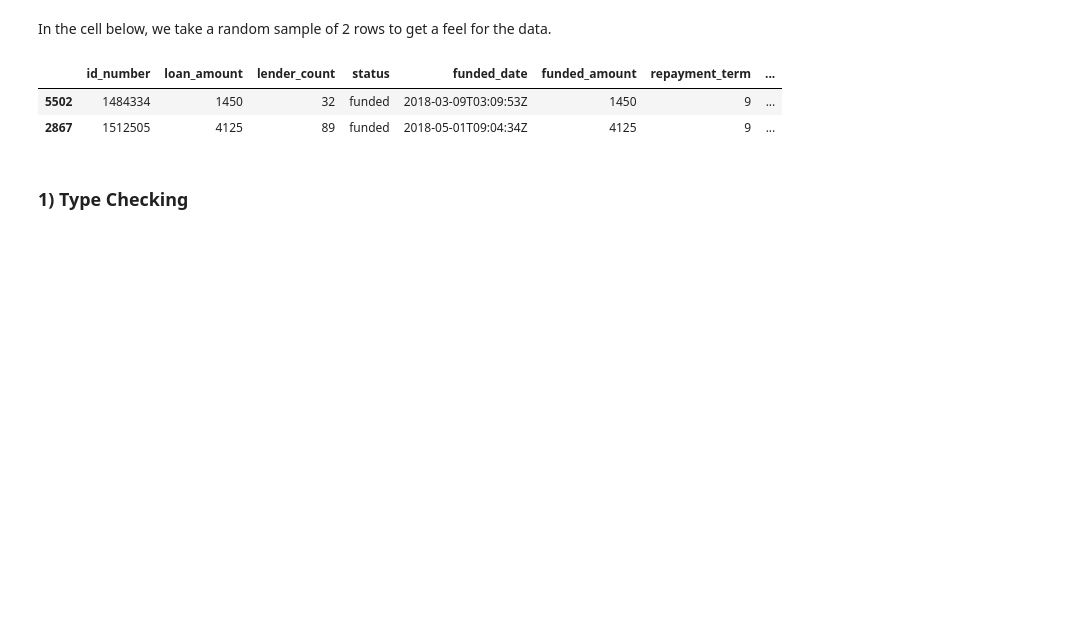
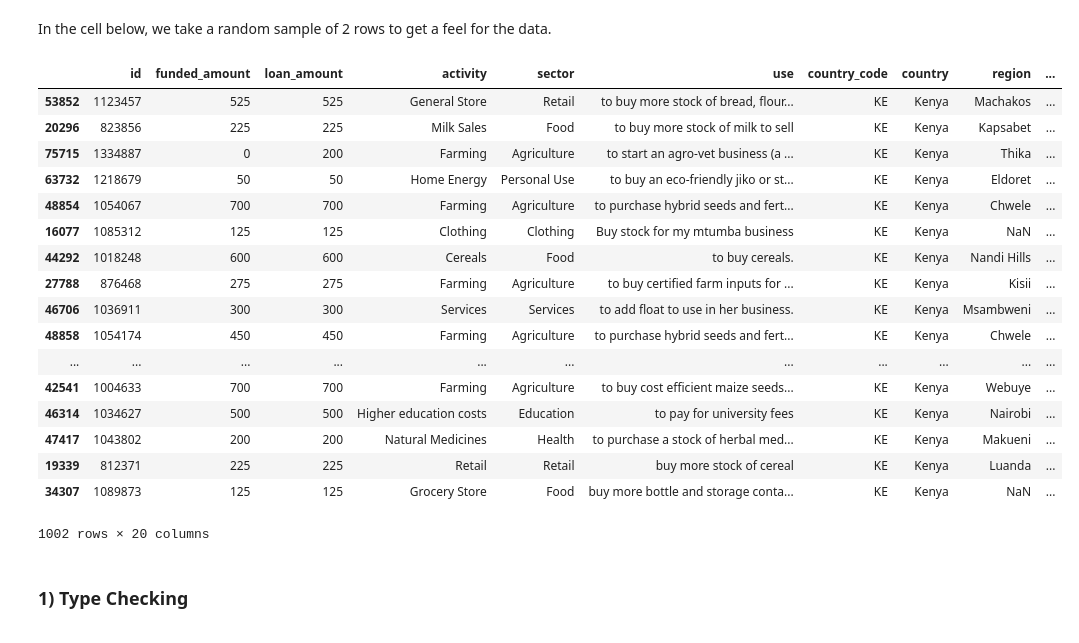
Before and after one commit to clrmuthoni/DataScience1, a Jupyter notebook: Module_2_DataWrangling_EDA/1_3_loading_and_understanding_data.ipynb, the cells around one changed output. Cells and saved outputs as stored; diff of their text form; code cells hidden in the pictures; blank space fills up the shorter version.

```diff
--- a/Module_2_DataWrangling_EDA/1_3_loading_and_understanding_data.ipynb
+++ b/Module_2_DataWrangling_EDA/1_3_loading_and_understanding_data.ipynb
@@ -40,11 +35,30 @@ df = pd.read_csv(path+filename)
+# %%
+kiva_locations = pd.read_csv("/home/catherine/Desktop/DataScience1/data/Kenya/kiva_ke_locations.csv")
+kiva_loans_ke = pd.read_csv("/home/catherine/Desktop/DataScience1/data/Kenya/kiva_loans_ke.csv")
+kiva_loan_themes = pd.read_csv("/home/catherine/Desktop/DataScience1/data/Kenya/loan_theme_ke.csv")
 # %% [markdown]
 In the cell below, we take a random sample of 2 rows to get a feel for the data.
 # %%
-df.sample(n=2)
+kiva_loans_ke.sample(n = 1002)
 # %% [output]
-|  | id_number | loan_amount | lender_count | status | funded_date | funded_amount | repayment_term | ... |
-| 5502 | 1484334 | 1450 | 32 | funded | 2018-03-09T03:09:53Z | 1450 | 9 | ... |
-| 2867 | 1512505 | 4125 | 89 | funded | 2018-05-01T09:04:34Z | 4125 | 9 | ... |
+|  | id | funded_amount | loan_amount | activity | sector | use | country_code | country | region | ... |
+| 53852 | 1123457 | 525 | 525 | General Store | Retail | to buy more stock of bread, flour... | KE | Kenya | Machakos | ... |
+| 20296 | 823856 | 225 | 225 | Milk Sales | Food | to buy more stock of milk to sell | KE | Kenya | Kapsabet | ... |
+| 75715 | 1334887 | 0 | 200 | Farming | Agriculture | to start an agro-vet business (a ... | KE | Kenya | Thika | ... |
+| 63732 | 1218679 | 50 | 50 | Home Energy | Personal Use | to buy an eco-friendly jiko or st... | KE | Kenya | Eldoret | ... |
+| 48854 | 1054067 | 700 | 700 | Farming | Agriculture | to purchase hybrid seeds and fert... | KE | Kenya | Chwele | ... |
+| 16077 | 1085312 | 125 | 125 | Clothing | Clothing | Buy stock for my mtumba business | KE | Kenya | NaN | ... |
+| 44292 | 1018248 | 600 | 600 | Cereals | Food | to buy cereals. | KE | Kenya | Nandi Hills | ... |
+| 27788 | 876468 | 275 | 275 | Farming | Agriculture | to buy certified farm inputs for ... | KE | Kenya | Kisii | ... |
+| 46706 | 1036911 | 300 | 300 | Services | Services | to add float to use in her business. | KE | Kenya | Msambweni | ... |
+| 48858 | 1054174 | 450 | 450 | Farming | Agriculture | to purchase hybrid seeds and fert... | KE | Kenya | Chwele | ... |
+| ... | ... | ... | ... | ... | ... | ... | ... | ... | ... | ... |
+| 42541 | 1004633 | 700 | 700 | Farming | Agriculture | to buy cost efficient maize seeds... | KE | Kenya | Webuye | ... |
+| 46314 | 1034627 | 500 | 500 | Higher education costs | Education | to pay for university fees | KE | Kenya | Nairobi | ... |
+| 47417 | 1043802 | 200 | 200 | Natural Medicines | Health | to purchase a stock of herbal med... | KE | Kenya | Makueni | ... |
+| 19339 | 812371 | 225 | 225 | Retail | Retail | buy more stock of cereal | KE | Kenya | Luanda | ... |
+| 34307 | 1089873 | 125 | 125 | Grocery Store | Food | buy more bottle and storage conta... | KE | Kenya | NaN | ... |
+1002 rows × 20 columns
 # %% [markdown]
 ### 1) Type Checking
 <a id='type_check'></a>
```
Also changed, not shown: parts of 6 cells of this notebook, 2 other files.
